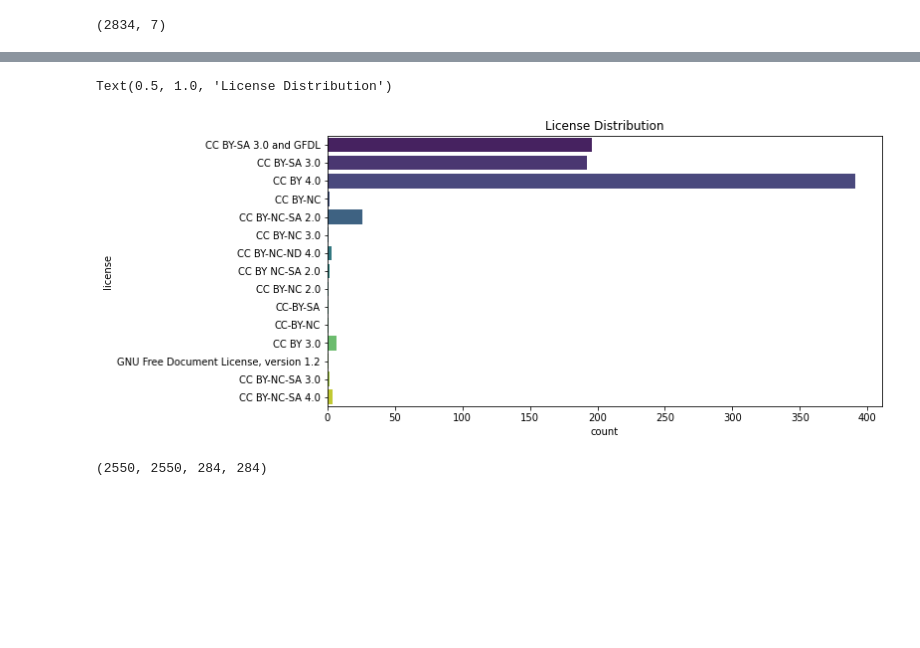
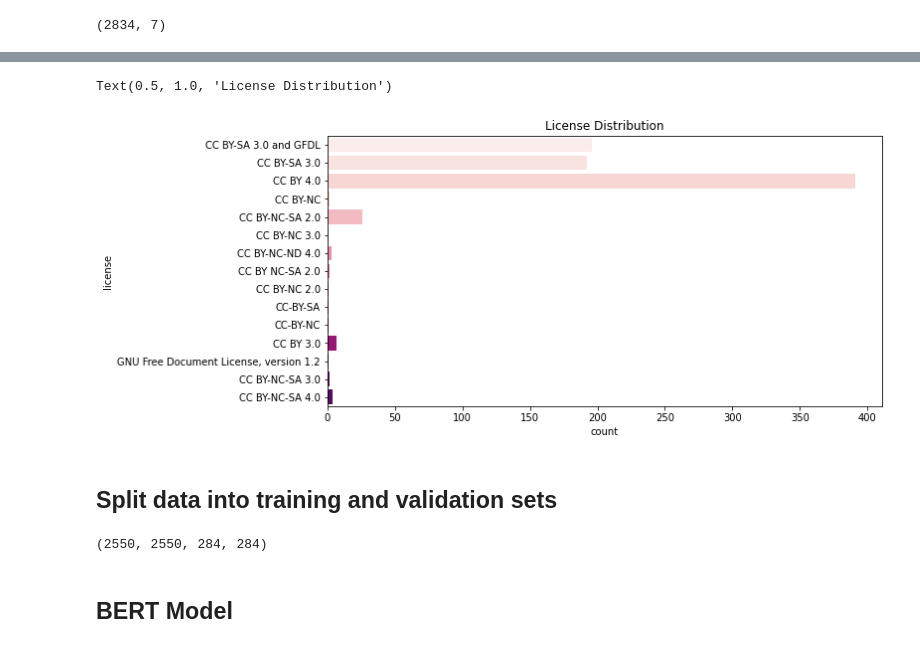
Before and after one commit to truongthuanr/transfer, a Jupyter notebook: CommonLit_Idea.ipynb, the cells around one changed output, grey strips where cells are left out. Saved outputs shown, nothing was run; the diff lists cells and outputs as text; code cells hidden in the pictures; blank space fills up the shorter version.

```diff
--- a/CommonLit_Idea.ipynb
+++ b/CommonLit_Idea.ipynb
@@ -151,10 +140,12 @@ Around this time, Helen became very frustrated and diffcult to control. She had
 # %%
 # Take a look on other column
 plt.figure(figsize=(10,5))
 # Use the count plot with horizontal bar due to long label of license
-sns.countplot(data=train_df,y='license',palette='viridis')
+sns.countplot(data=train_df,y='license',palette="RdPu")
 
 plt.title('License Distribution')
 # %% [output]
 Text(0.5, 1.0, 'License Distribution')
-[figure, old version]
+[figure, new version]
+# %% [markdown]
+## Split data into training and validation sets
@@ -168,3 +161,5 @@ train_excerpt, val_excerpt, train_target, val_target = train_test_split(train_df
 len(train_excerpt), len(train_target), len(val_excerpt), len(val_target)
 # %% [output]
 (2550, 2550, 284, 284)
+# %% [markdown]
+## BERT Model
```
Also changed, not shown: parts of 18 cells of this notebook.
